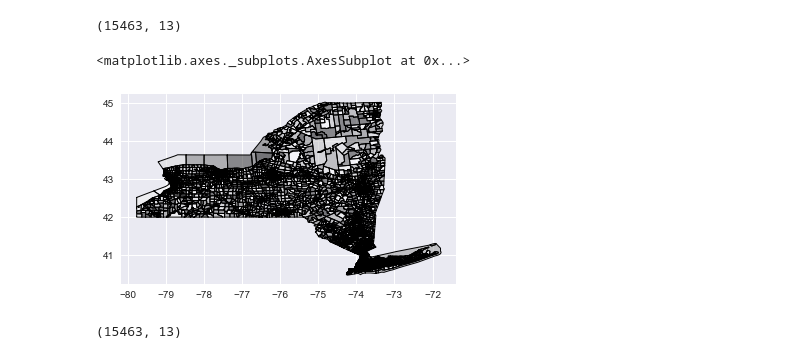
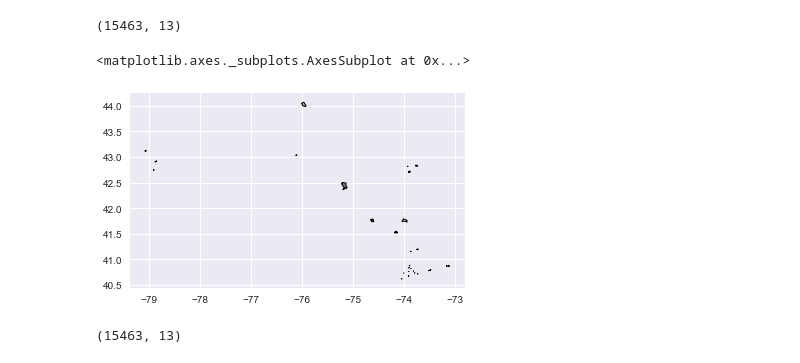
Before and after one commit to cor215/WiFind2017, a Jupyter notebook: Final Analysis - Wifind.ipynb, the cells around one changed output. Drawn from its saved outputs; the diff is of its cells as text; code cells hidden in the pictures.

```diff
--- a/Final Analysis - Wifind.ipynb
+++ b/Final Analysis - Wifind.ipynb
@@ -98,10 +96,10 @@ housing_shape.shape
 # %% [output]
 (15463, 13)
 # %%
-housing_shape.plot()
+housing_shape[::500].plot()
 # %% [output]
 <matplotlib.axes._subplots.AxesSubplot at 0x...>
-[figure, old version]
+[figure, new version]
 # %%
 # epsg=4326: lat/on | 26918: NAD83/UTM zone 18N | epsg=2263 is US feet
 wifi_shape.crs = from_epsg(4326)
```
Also changed, not shown: parts of 149 cells of this notebook.
